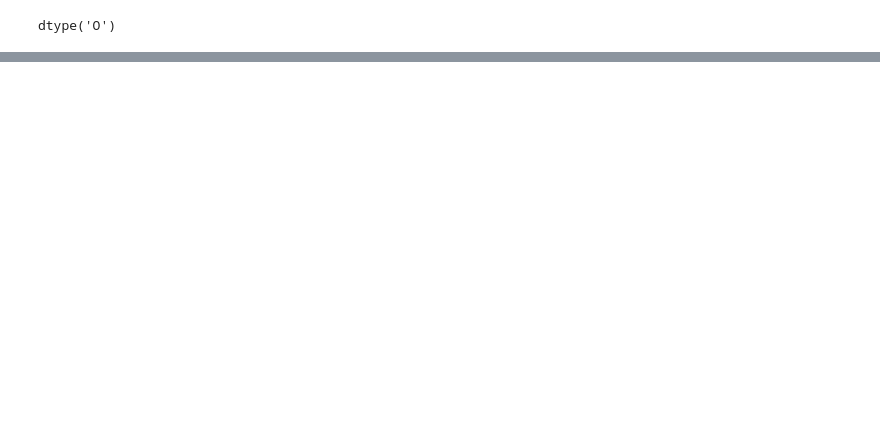
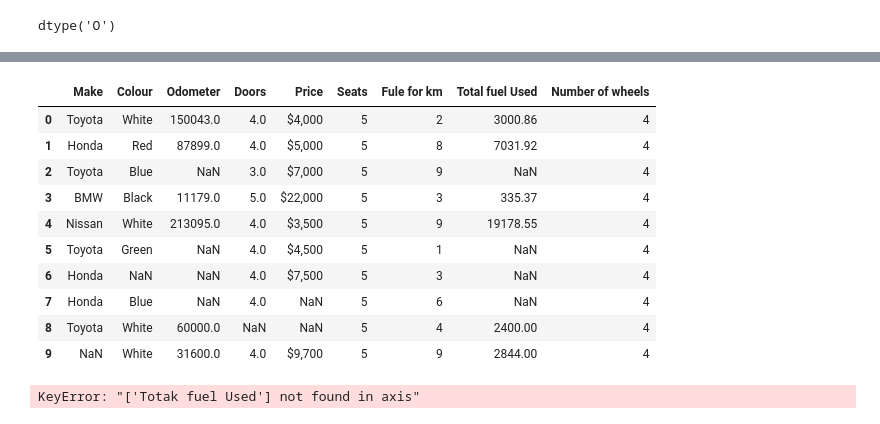
Before and after one commit to PasinduUkwatta/Machine-Learning, a Jupyter notebook: Pandas_Practise.ipynb, the cells around one changed output, grey strips where cells are left out. Saved outputs shown, nothing was run; the diff lists cells and outputs as text; code cells hidden in the pictures; blank space fills up the shorter version.

```diff
--- a/Pandas_Practise.ipynb
+++ b/Pandas_Practise.ipynb
@@ -453,0 +491,3 @@ car_sales["Price"].plot()
+# %%
+car_sales=pd.read_csv("9.2 car-sales-missing-data.csv")
+car_sales
@@ -453,0 +519,6 @@ car_sales["Price"].plot()
+# %%
+seats_colunmn = pd.Series([5,5,5,5,5,
+                           5,5,5,5,5])
+#NEW Column called seats
+car_sales["Seats" ]=seats_colunmn
+car_sales
@@ -453,0 +537,4 @@ car_sales["Price"].plot()
+# %%
+#column from python
+fuel_economy =[2,8,9,3,9,1,3,6,4,9]
+car_sales["Fule for km"]=fuel_economy
@@ -453,0 +555,2 @@ car_sales["Price"].plot()
+# %%
+car_sales['Total fuel Used']=car_sales["Odometer"]/100*car_sales["Fule for km"]
@@ -453,0 +571,20 @@ car_sales["Price"].plot()
+# %%
+#craete column from a single value
+car_sales["Number of wheels"]=4
+car_sales
+# %% [output]
+|  | Make | Colour | Odometer | Doors | Price | Seats | Fule for km | Total fuel Used | Number of wheels |
+| 0 | Toyota | White | 150043.0 | 4.0 | $4,000 | 5 | 2 | 3000.86 | 4 |
+| 1 | Honda | Red | 87899.0 | 4.0 | $5,000 | 5 | 8 | 7031.92 | 4 |
+| 2 | Toyota | Blue | NaN | 3.0 | $7,000 | 5 | 9 | NaN | 4 |
+| 3 | BMW | Black | 11179.0 | 5.0 | $22,000 | 5 | 3 | 335.37 | 4 |
+| 4 | Nissan | White | 213095.0 | 4.0 | $3,500 | 5 | 9 | 19178.55 | 4 |
+| 5 | Toyota | Green | NaN | 4.0 | $4,500 | 5 | 1 | NaN | 4 |
+| 6 | Honda | NaN | NaN | 4.0 | $7,500 | 5 | 3 | NaN | 4 |
+| 7 | Honda | Blue | NaN | 4.0 | NaN | 5 | 6 | NaN | 4 |
+| 8 | Toyota | White | 60000.0 | NaN | NaN | 5 | 4 | 2400.00 | 4 |
+| 9 | NaN | White | 31600.0 | 4.0 | $9,700 | 5 | 9 | 2844.00 | 4 |
+# %%
+car_sales_finish=car_sales.drop("Totak fuel Used",axis =1)
+# %% [output]
+KeyError: "['Totak fuel Used'] not found in axis"
```
Also changed, not shown: parts of 48 cells of this notebook, 1 other file.
